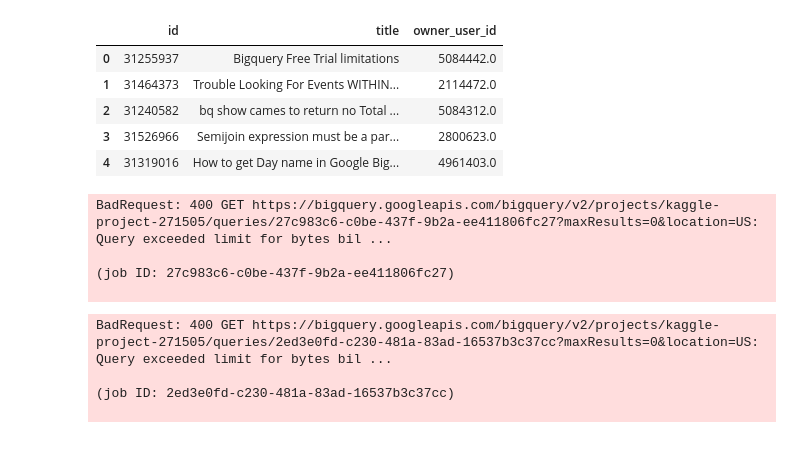
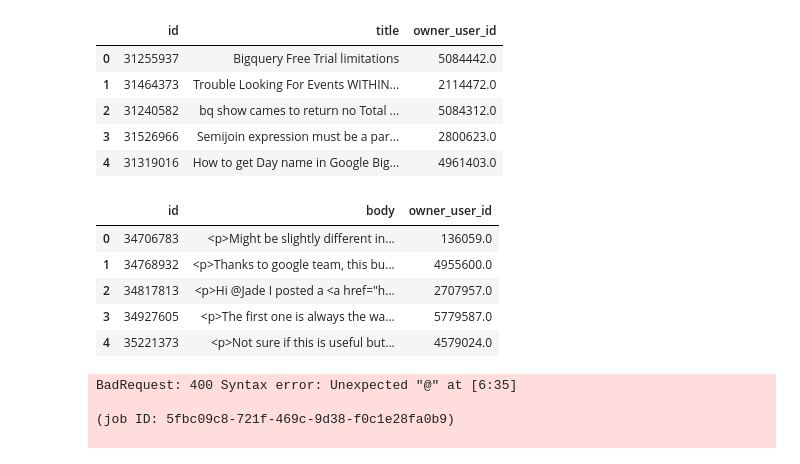
Before and after one commit to SYYoung/Kaggle, a Jupyter notebook: Intro_SQL/join.ipynb, the cells around one changed output. Drawn from its saved outputs; the diff is of its cells as text; code cells hidden in the pictures.

```diff
--- a/Intro_SQL/join.ipynb
+++ b/Intro_SQL/join.ipynb
@@ -131,16 +131,19 @@ questions_query_ans.head()
 # %%
 query_2 = """
         SELECT a.id, a.body, a.owner_user_id
         FROM `bigquery-public-data.stackoverflow.posts_questions` as q
         INNER JOIN `bigquery-public-data.stackoverflow.posts_answers` as a
             ON q.id = a.parent_id
         WHERE q.tags LIKE '%bigquery%'
         """
 
+safe_config = bigquery.QueryJobConfig(maximum_bytes_billed = 25*(10**10))
 query_ans_2 = get_query(query_2)
 query_ans_2.head()
 # %% [output]
-BadRequest: 400 GET https://bigquery.googleapis.com/bigquery/v2/projects/kaggle-project-271505/queries/27c983c6-c0be-437f-9b2a-ee411806fc27?maxResults=0&location=US: Query exceeded limit for bytes bil ...
-
-(job ID: 27c983c6-c0be-437f-9b2a-ee411806fc27)
-
+|  | id | body | owner_user_id |
+| 0 | 34706783 | <p>Might be slightly different in... | 136059.0 |
+| 1 | 34768932 | <p>Thanks to google team, this bu... | 4955600.0 |
+| 2 | 34817813 | <p>Hi @Jade I posted a <a href="h... | 2707957.0 |
+| 3 | 34927605 | <p>The first one is always the wa... | 5779587.0 |
+| 4 | 35221373 | <p>Not sure if this is useful but... | 4579024.0 |
@@ -147,22 +152,35 @@ BadRequest: 400 GET https://bigquery.googleapis.com/bigquery/v2/projects/kaggle-
+# %%
+safe_config = bigquery.QueryJobConfig(maximum_bytes_billed=10**10)
+topic = 'bigquery'
+bigquery_experts_query = """
+                SELECT a.owner_user_id AS user_id, COUNT(1) AS number_of_answers
+                FROM `bigquery-public-data.stackoverflow.posts_questions` AS q
+                INNER JOIN `bigquery-public-data.stackoverflow.posts_answers` AS a
+                    ON q.id = a.parent_id
+                WHERE q.tags LIKE @{topic}
+                GROUP BY user_id
+                """
+
+bigquery_experts_ans = get_query(bigquery_experts_query)
+bigquery_experts_ans.head()
+# %% [output]
+BadRequest: 400 Syntax error: Unexpected "@" at [6:35]
+
+(job ID: 5fbc09c8-721f-469c-9d38-f0c1e28fa0b9)
+
 # %%
-answers_query = """
-                SELECT a.id, a.body, a.owner_user_id
-                FROM `bigquery-public-data.stackoverflow.posts_questions` AS q
-                INNER JOIN `bigquery-public-data.stackoverflow.posts_answers` AS a
-                    ON q.id = a.parent_id
-                WHERE q.tags LIKE '%bigquery%'
-                """
-# Set up the query
-safe_config = bigquery.QueryJobConfig(maximum_bytes_billed=10**10)
-answers_query_job = client.query(answers_query, job_config=safe_config) # Your code goes here
+def expert_finder(topic, my_client):
+    my_expert_query = """
+                    SELECT a.owner_user_id AS user_id, COUNT(1) AS number_of_answers
+                    FROM `bigquery-public-data.stackoverflow.posts_questions` AS q
+                    INNER JOIN `bigquery-public-data.stackoverflow.posts_answers` AS a
+                        ON q.id = a.parent_id
+                    WHERE q.tags LIKE '%{topic}%'
+                    GROUP BY a.owner_user_id
+                    """
 
-# API request - run the query, and return a pandas DataFrame
-answers_results = answers_query_job.to_dataframe()# Your code goes here
-
-# Preview results
-print(answers_results.head())
+    print(topic)
+    safe_config = bigquery.QueryJobConfig(maximum_bytes_billed=10**10)
+    my_query_job = my_client.query(my_expert_query, job_config=safe_config)
+    my_ans = my_query_job.to_dataframe()
+    return my_ans
-# %% [output]
-BadRequest: 400 GET https://bigquery.googleapis.com/bigquery/v2/projects/kaggle-project-271505/queries/2ed3e0fd-c230-481a-83ad-16537b3c37cc?maxResults=0&location=US: Query exceeded limit for bytes bil ...
-
-(job ID: 2ed3e0fd-c230-481a-83ad-16537b3c37cc)
-
```
Also changed, not shown: parts of 4 cells of this notebook, 1 other file.
